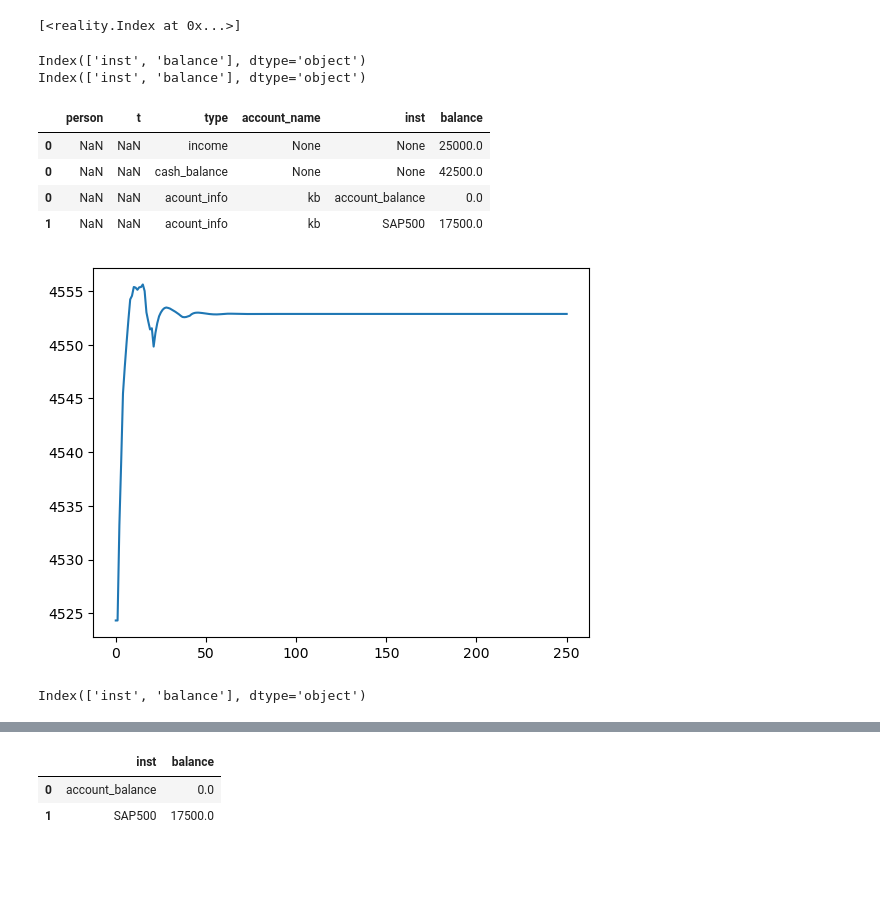
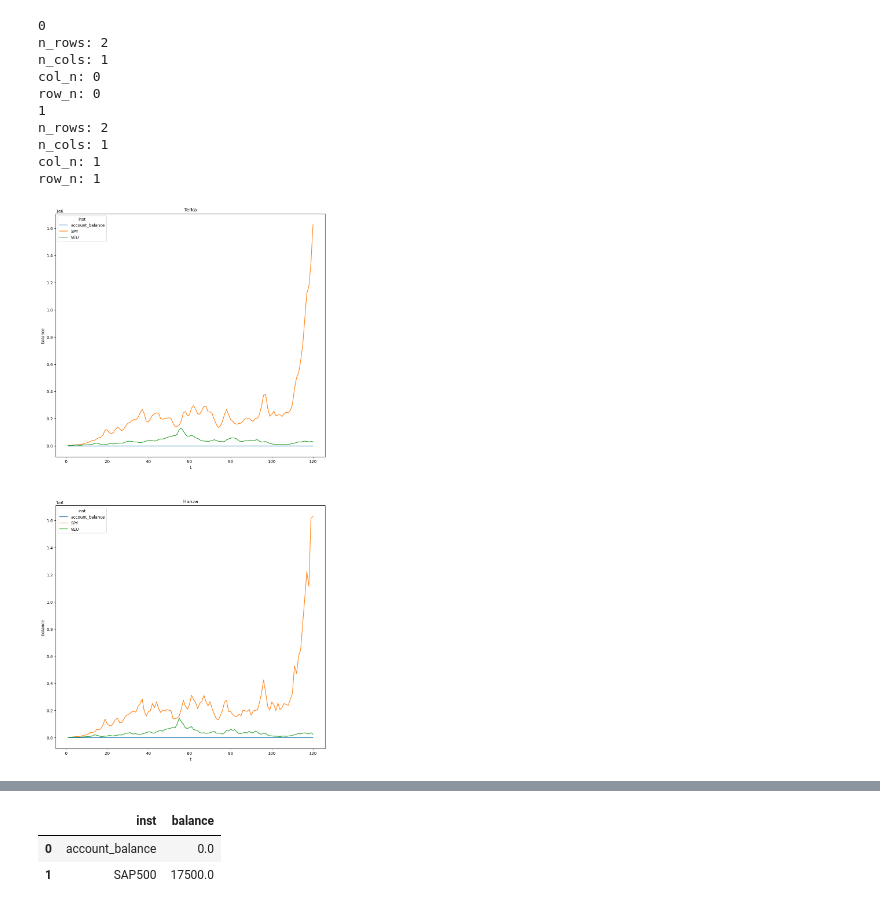
Before and after one commit to honzaz1234/return_simulation, a Jupyter notebook: test_model.ipynb, the cells around one changed output, grey strips where cells are left out. Saved outputs shown, nothing was run; the diff lists cells and outputs as text; code cells hidden in the pictures; blank space fills up the shorter version.

```diff
--- a/test_model.ipynb
+++ b/test_model.ipynb
@@ -43,0 +27,21 @@ multip
+# %%
+#Terka
+investing_behaviour = {'Terka': {'kb': {'SPY': 0.02, 'VEU': 0.01}}, 'Honza': {'kb': {'SPY': 0.03, 'VEU': 0.02}}}
+terka = r.Person(name='Terka', starting_age=26, starting_money=35000,
+               current_monthly_income=25000, reality=reality_1)
+terka.add_account('kb')
+reality_1.add_person(person=terka)
+terka.add_instrument_to_account('kb', instrument_name='SPY')
+terka.add_instrument_to_account('kb', instrument_name='VEU')
+#Honza
+honza = r.Person(name='Honza', starting_age=25, starting_money=26500,
+               current_monthly_income=35000, reality=reality_1)
+honza.add_account('kb')
+reality_1.add_person(person=honza)
+honza.add_instrument_to_account('kb', instrument_name='SPY')
+honza.add_instrument_to_account('kb', instrument_name='VEU')
+print('naem')
+print(terka.broker_accs[0].broker_name)
+print('name')
+for t in range(120):
+    reality_1.execute_period(behaviour_dict=investing_behaviour)
@@ -104,24 +78,14 @@ row_n: 0
-# %%
-reality_1.instrument_list
-# %% [output]
-[<reality.Index at 0x...>]
-# %%
-dp = rp.DataPlotting(reality=reality_1)
-dp.plot_all_indexes_separatedly(n_cols=1)
-aa = dp.get_account_df(account_dict=reality_1.person_data['Terka'][1]['accounts']['kb'])
-dp.get_period_df(period_dict=reality_1.person_data['Terka'][1])
-# %% [output]
-Index(['inst', 'balance'], dtype='object')
-Index(['inst', 'balance'], dtype='object')
-|  | person | t | type | account_name | inst | balance |
-| 0 | NaN | NaN | income | None | None | 25000.0 |
-| 0 | NaN | NaN | cash_balance | None | None | 42500.0 |
-| 0 | NaN | NaN | acount_info | kb | account_balance | 0.0 |
-| 1 | NaN | NaN | acount_info | kb | SAP500 | 17500.0 |
-[figure, removed]
-# %%
-dp = rp.DataPlotting(reality=reality_1)
-# %%
-aa = dp.get_account_df(account_dict=reality_1.person_data['Terka'][1]['accounts']['kb'])
-# %% [output]
-Index(['inst', 'balance'], dtype='object')
+# %%
+plot1 = dp.plot_all_indexes_for_all_people(plot_width=12, plot_height=24, n_cols=1)
+# %% [output]
+0
+n_rows: 2
+n_cols: 1
+col_n: 0
+row_n: 0
+1
+n_rows: 2
+n_cols: 1
+col_n: 1
+row_n: 1
+[figure, added]
```
Also changed, not shown: parts of 8 cells of this notebook, 4 other files.
